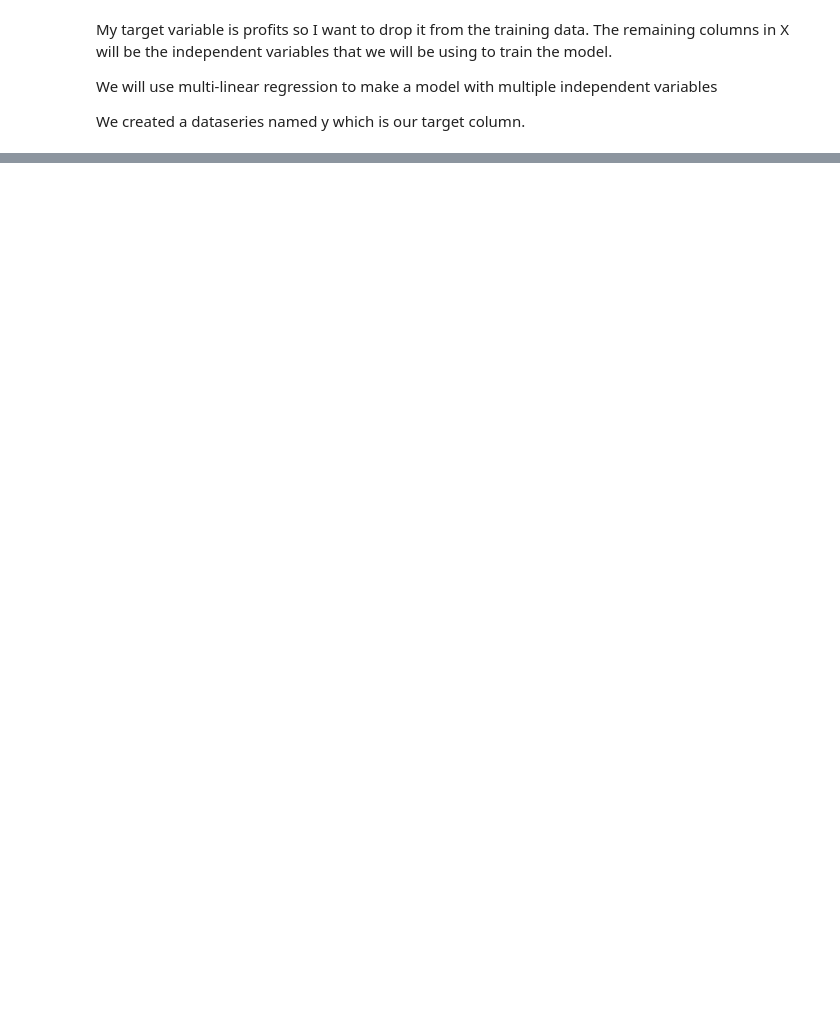
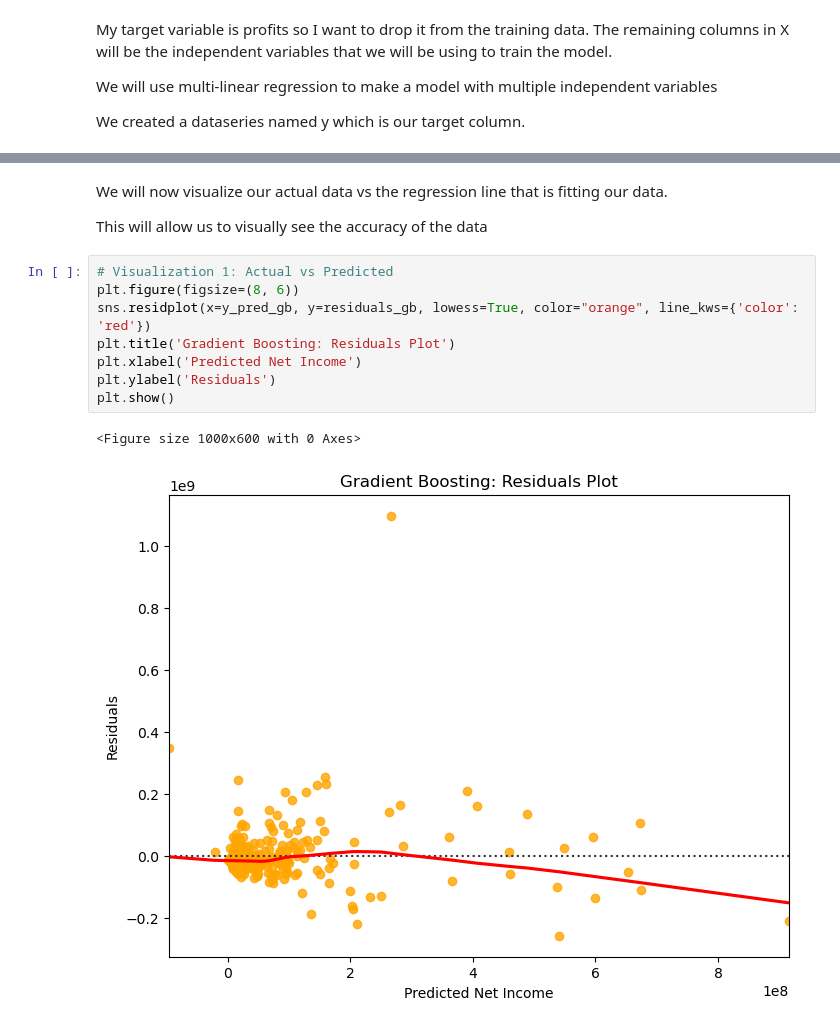
Before and after one commit to FrancisNdirangu/Phase-2-Project, a Jupyter notebook: merge.ipynb, the cells around one changed output, grey strips where cells are left out. Cells and saved outputs as stored; diff of their text form; blank space fills up the shorter version.

```diff
--- a/merge.ipynb
+++ b/merge.ipynb
@@ -1128,0 +1282,15 @@ We created a dataseries named y which is our target column.
+# %% [markdown]
+We will now visualize our actual data vs the regression line that is fitting our data.
+
+This will allow us to visually see the accuracy of the data
+# %%
+# Visualization 1: Actual vs Predicted
+plt.figure(figsize=(8, 6))
+sns.residplot(x=y_pred_gb, y=residuals_gb, lowess=True, color="orange", line_kws={'color': 'red'})
+plt.title('Gradient Boosting: Residuals Plot')
+plt.xlabel('Predicted Net Income')
+plt.ylabel('Residuals')
+plt.show()
+# %% [output]
+<Figure size 1000x600 with 0 Axes>
+[figure, added]
```
Also changed, not shown: parts of 5 cells of this notebook.
